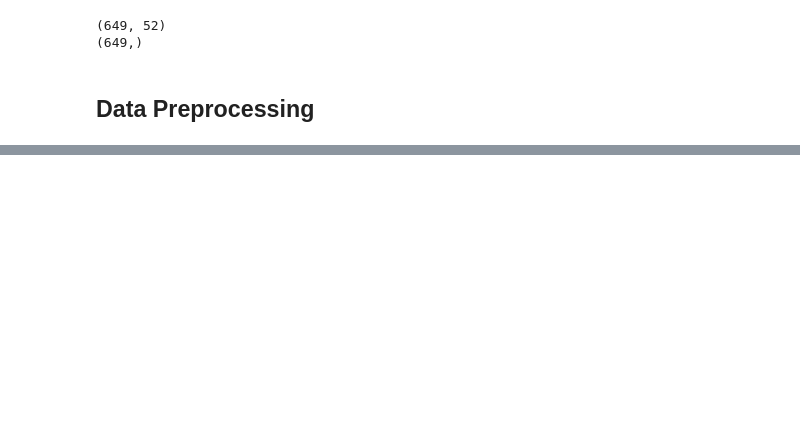
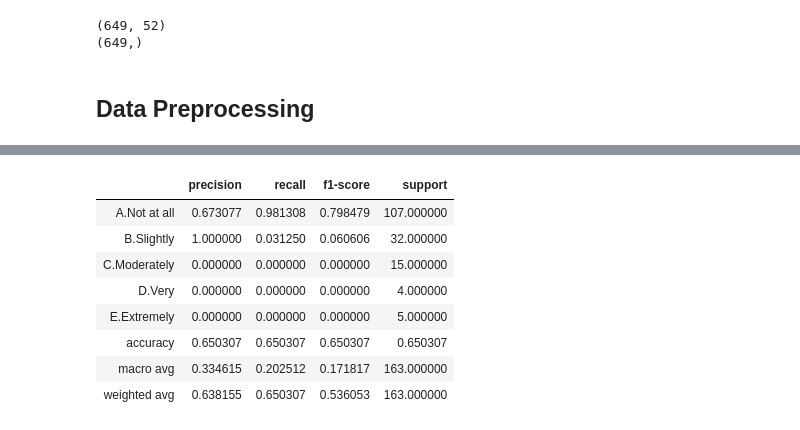
Before and after one commit to SamKraus/project3, a Jupyter notebook: FinalProjectML_grid_search_Dalc.ipynb, the cells around one changed output, grey strips where cells are left out. Drawn from its saved outputs; the diff is of its cells as text; code cells hidden in the pictures; blank space fills up the shorter version.

```diff
--- a/FinalProjectML_KNN.ipynb
+++ b/FinalProjectML_grid_search_Dalc.ipynb
@@ -288,0 +253,10 @@ k=13 Test Acc: 0.356
+# %%
+# Create the GridSearch estimator along with a parameter object containing the values to adjust
+from sklearn.model_selection import GridSearchCV
+param_grid = {'C': [1, 5, 10, 50],
+              'gamma': [0.0001, 0.0005, 0.001, 0.005]}
+grid = GridSearchCV(model, param_grid, verbose=3)
+# %%
+# Fit the model using the grid search estimator.
+# This will take the SVC model and try each combination of parameters
+grid.fit(X_train, y_train)
@@ -288,0 +306,3 @@ k=13 Test Acc: 0.356
+# %%
+# Make predictions with the hypertuned model
+predictions = grid.predict(X_test)
@@ -288,0 +326,15 @@ k=13 Test Acc: 0.356
+# %%
+report = classification_report(y_test, predictions, output_dict=True)
+# %%
+grid_class_df = pd.DataFrame(report).transpose()
+grid_class_df
+# %% [output]
+|  | precision | recall | f1-score | support |
+| A.Not at all | 0.673077 | 0.981308 | 0.798479 | 107.000000 |
+| B.Slightly | 1.000000 | 0.031250 | 0.060606 | 32.000000 |
+| C.Moderately | 0.000000 | 0.000000 | 0.000000 | 15.000000 |
+| D.Very | 0.000000 | 0.000000 | 0.000000 | 4.000000 |
+| E.Extremely | 0.000000 | 0.000000 | 0.000000 | 5.000000 |
+| accuracy | 0.650307 | 0.650307 | 0.650307 | 0.650307 |
+| macro avg | 0.334615 | 0.202512 | 0.171817 | 163.000000 |
+| weighted avg | 0.638155 | 0.650307 | 0.536053 | 163.000000 |
```
Also changed, not shown: parts of 18 cells of this notebook, 5 other files.
